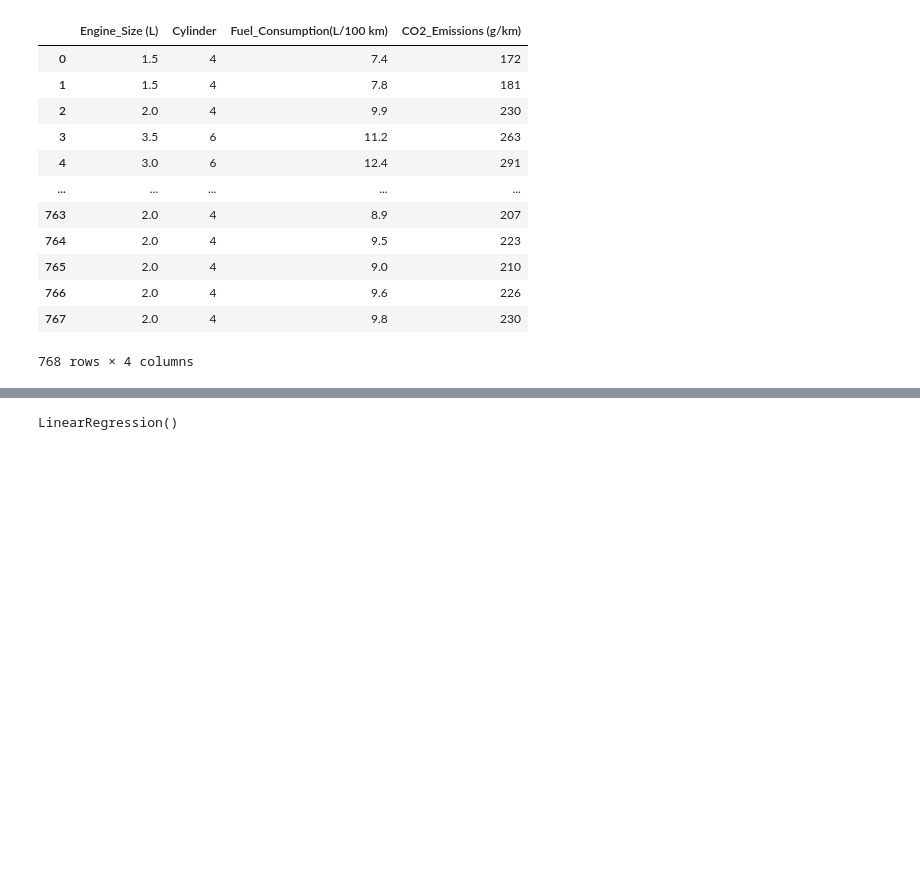
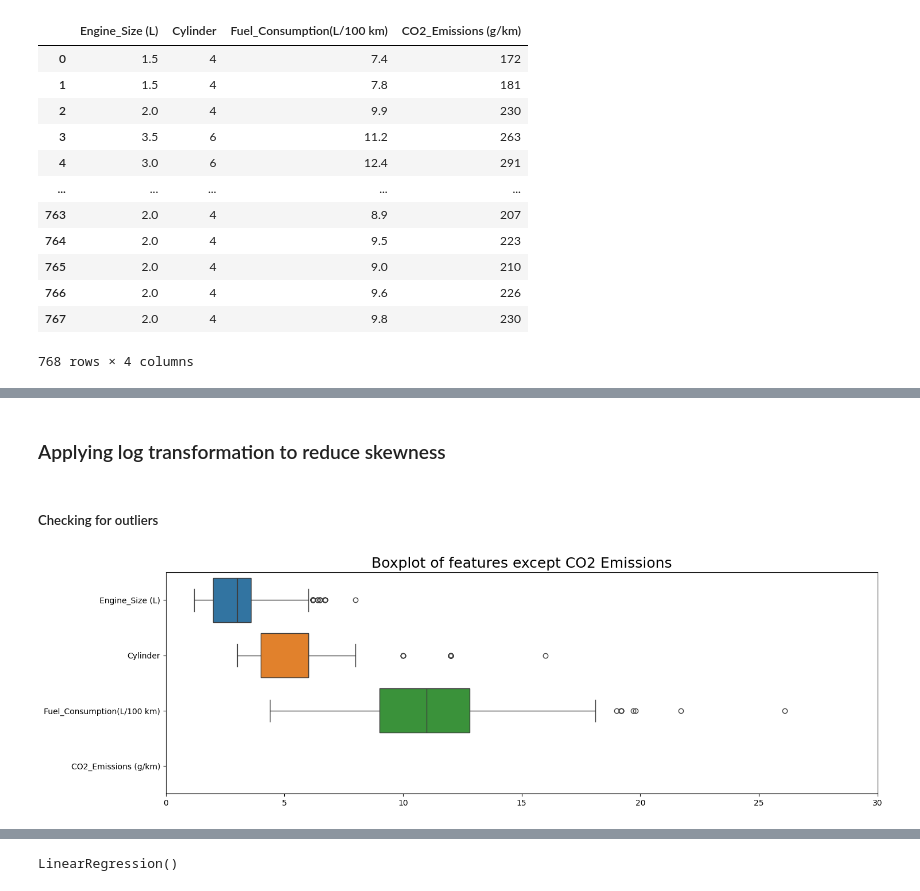
Before and after one commit to Tiga257/Azubi_2, a Jupyter notebook: Week2_ML.ipynb, the cells around one changed output, grey strips where cells are left out. Cells and saved outputs as stored; diff of their text form; code cells hidden in the pictures; blank space fills up the shorter version.

```diff
--- a/Week2_ML.ipynb
+++ b/Week2_ML.ipynb
@@ -85,0 +155,12 @@ selected_columns
+# %% [markdown]
+### Applying log transformation to reduce skewness
+# %% [markdown]
+##### Checking for outliers
+# %%
+plt.figure(figsize=(16,5))
+sns.boxplot(selected_columns, orient = 'h')
+plt.xlim(0,30)
+plt.title('Boxplot of features except CO2 Emissions', fontsize = 18)
+plt.show()
+# %% [output]
+[figure, added]
```
Also changed, not shown: parts of 11 cells of this notebook.
